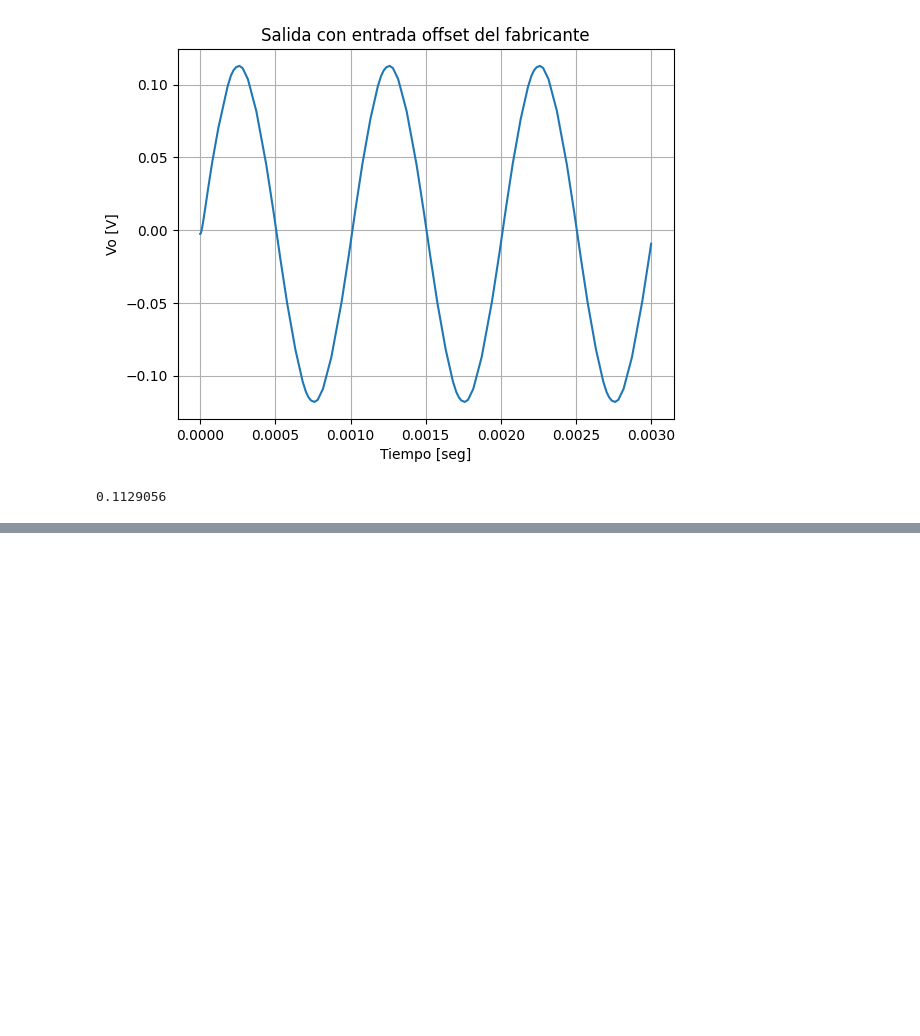
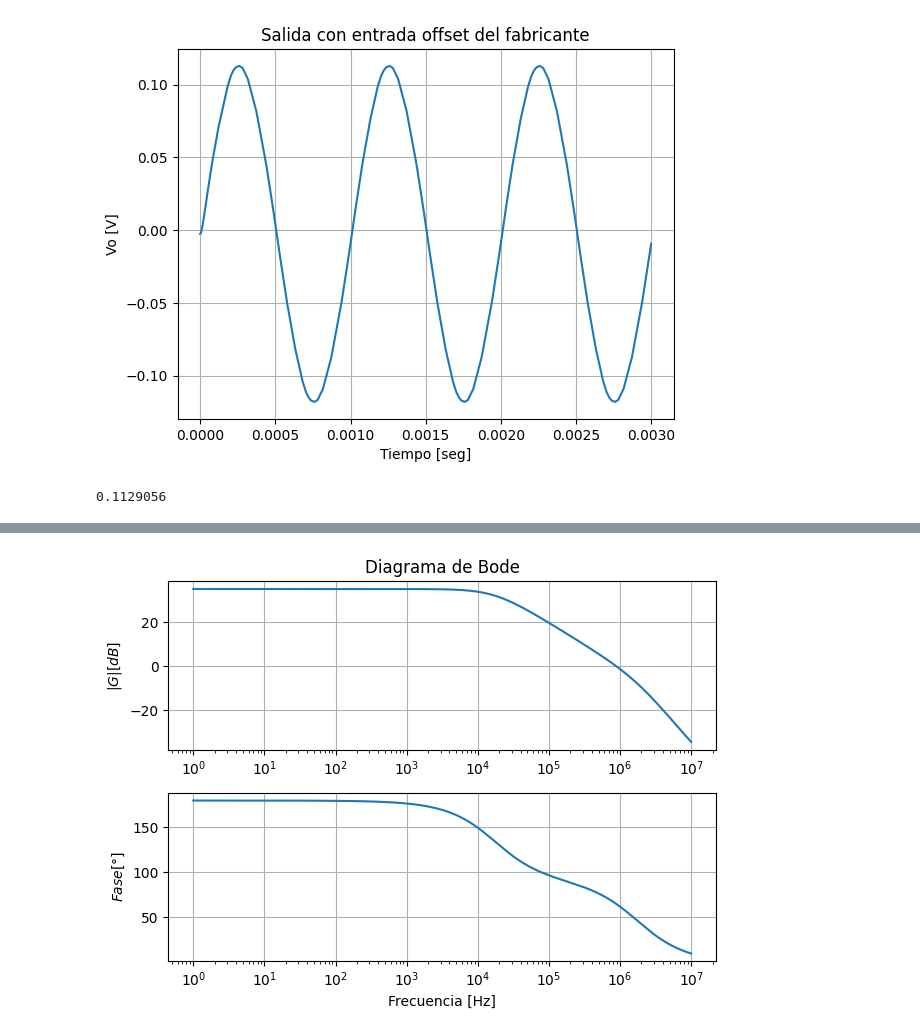
Before and after one commit to all5one-sudo/lab2SRA, a Jupyter notebook: lab2_plots.ipynb, the cells around one changed output, grey strips where cells are left out. Drawn from its saved outputs; the diff is of its cells as text; code cells hidden in the pictures; blank space fills up the shorter version.

```diff
--- a/lab2_plots.ipynb
+++ b/lab2_plots.ipynb
@@ -176,0 +187,27 @@ print(max(data['V(vo)']))
+# %%
+data = pd.read_csv('E:\Documentos\GitHub\lab2SRA\circuito1.5.txt', delimiter='\t')
+
+# Split the 'V(vo)' column into two columns
+data[['V1', 'V2']] = data['V(vo)'].str.strip('()').str.split(',', expand=True).astype(float)
+
+# Create the subplots
+fig, axs = plt.subplots(2)
+
+# Plot the first argument
+axs[0].semilogx(data['Freq.'], data['V1'])
+axs[0].set_title('Diagrama de Bode')
+axs[0].set_ylabel('$|G| [dB]$')
+axs[0].grid(True)
+
+# Plot the second argument
+axs[1].semilogx(data['Freq.'], data['V2'])
+axs[1].set_xlabel('Freq.')
+axs[1].set_ylabel('$Fase [°]$')
+axs[1].set_xlabel('Frecuencia [Hz]')
+axs[1].grid(True)
+
+# Show the plots
+plt.tight_layout()
+plt.show()
+# %% [output]
+[figure, added]
```
Also changed, not shown: parts of 1 cell of this notebook, 9 other files.
